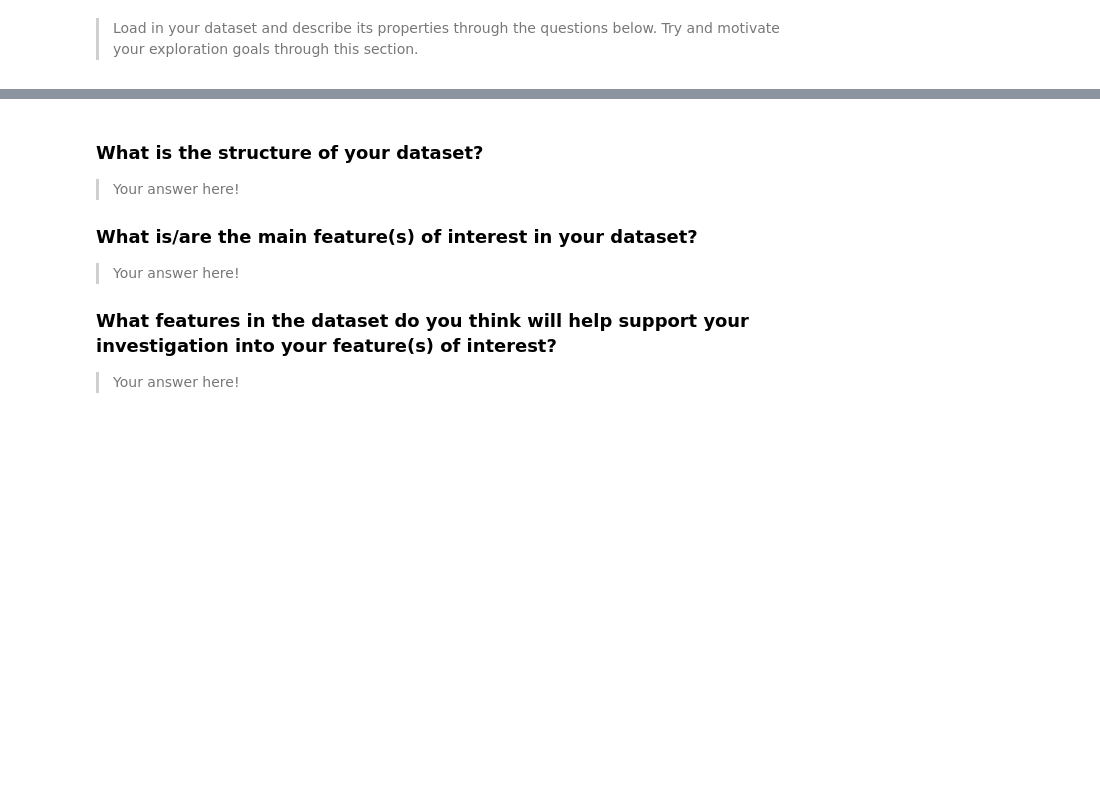
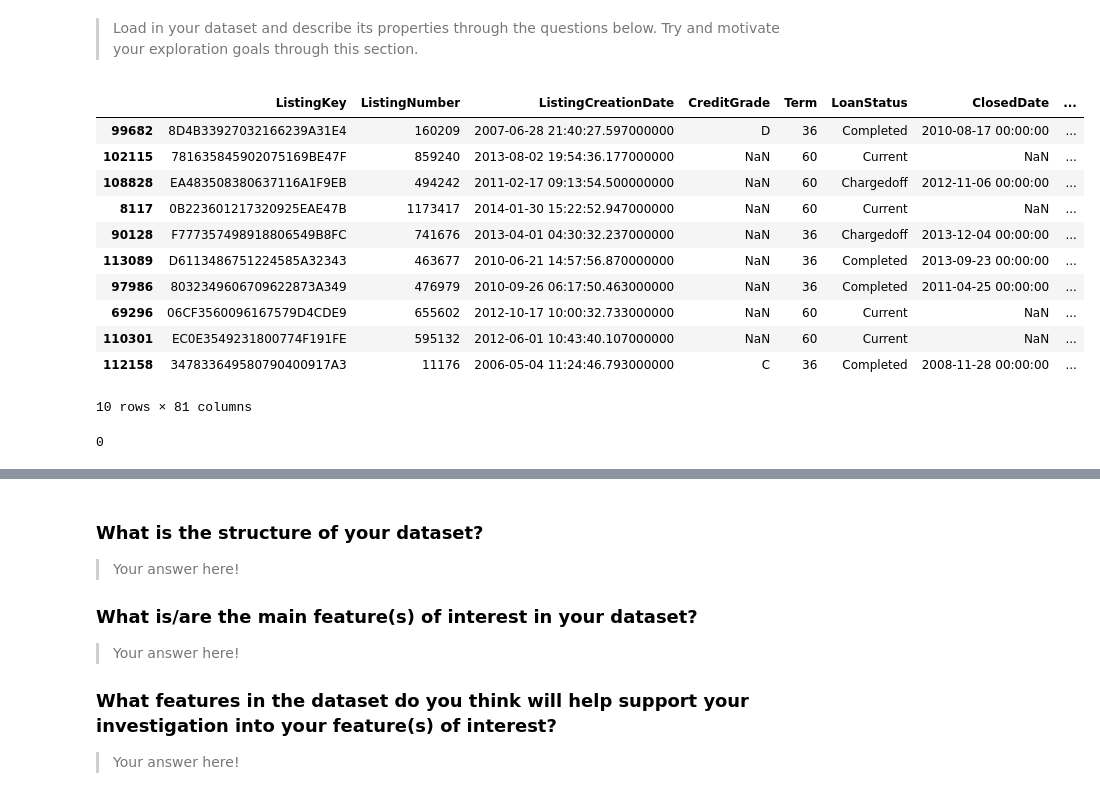
Before and after one commit to RosvitaR/Visualisation-Practice, a Jupyter notebook: exploration_template.ipynb, the cells around one changed output, grey strips where cells are left out. Drawn from its saved outputs; the diff is of its cells as text; code cells hidden in the pictures; blank space fills up the shorter version.

```diff
--- a/exploration_template.ipynb
+++ b/exploration_template.ipynb
@@ -16,3 +16,25 @@ import seaborn as sb
 # %% [markdown]
 > Load in your dataset and describe its properties through the questions below.
 Try and motivate your exploration goals through this section.
+# %%
+# load the dataset into a pandas dataframe
+loans_archive = pd.read_csv('prosperLoanData.csv')
+# %%
+# make a copy of the original dataset
+loans = loans_archive.copy()
+# %%
+# data assessment
+loans.sample(10)
+# %% [output]
+|  | ListingKey | ListingNumber | ListingCreationDate | CreditGrade | Term | LoanStatus | ClosedDate | ... |
+| 99682 | 8D4B33927032166239A31E4 | 160209 | 2007-06-28 21:40:27.597000000 | D | 36 | Completed | 2010-08-17 00:00:00 | ... |
+| 102115 | 781635845902075169BE47F | 859240 | 2013-08-02 19:54:36.177000000 | NaN | 60 | Current | NaN | ... |
+| 108828 | EA483508380637116A1F9EB | 494242 | 2011-02-17 09:13:54.500000000 | NaN | 60 | Chargedoff | 2012-11-06 00:00:00 | ... |
+| 8117 | 0B223601217320925EAE47B | 1173417 | 2014-01-30 15:22:52.947000000 | NaN | 60 | Current | NaN | ... |
+| 90128 | F777357498918806549B8FC | 741676 | 2013-04-01 04:30:32.237000000 | NaN | 36 | Chargedoff | 2013-12-04 00:00:00 | ... |
+| 113089 | D6113486751224585A32343 | 463677 | 2010-06-21 14:57:56.870000000 | NaN | 36 | Completed | 2013-09-23 00:00:00 | ... |
+| 97986 | 8032349606709622873A349 | 476979 | 2010-09-26 06:17:50.463000000 | NaN | 36 | Completed | 2011-04-25 00:00:00 | ... |
+| 69296 | 06CF3560096167579D4CDE9 | 655602 | 2012-10-17 10:00:32.733000000 | NaN | 60 | Current | NaN | ... |
+| 110301 | EC0E3549231800774F191FE | 595132 | 2012-06-01 10:43:40.107000000 | NaN | 60 | Current | NaN | ... |
+| 112158 | 347833649580790400917A3 | 11176 | 2006-05-04 11:24:46.793000000 | C | 36 | Completed | 2008-11-28 00:00:00 | ... |
+10 rows × 81 columns
@@ -18,0 +43,5 @@ Try and motivate your exploration goals through this section.
+# %%
+# Check duplicates
+print(loans.duplicated().sum())
+# %% [output]
+0
```
Also changed, not shown: parts of 6 cells of this notebook.
